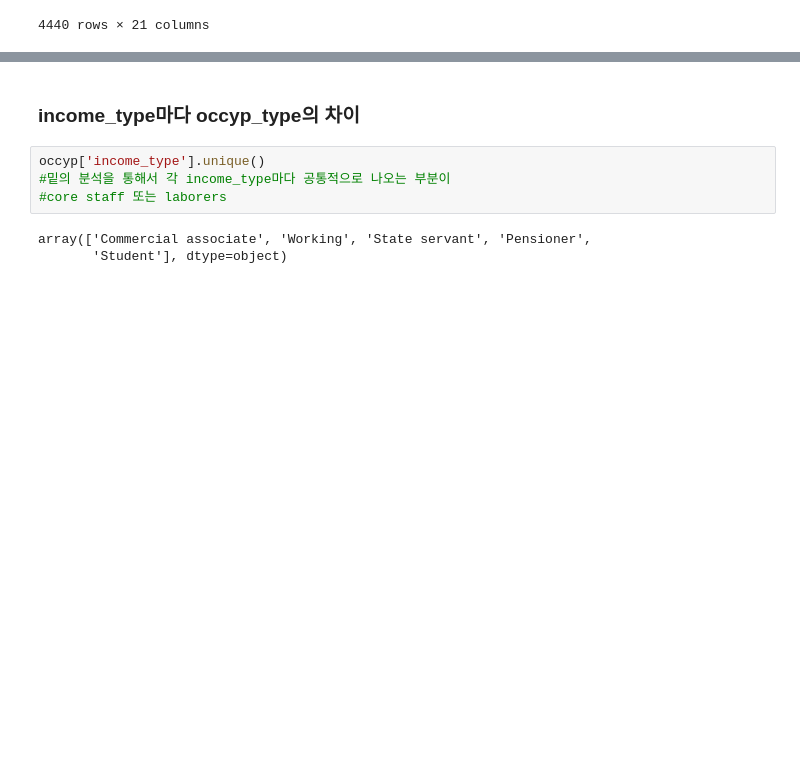
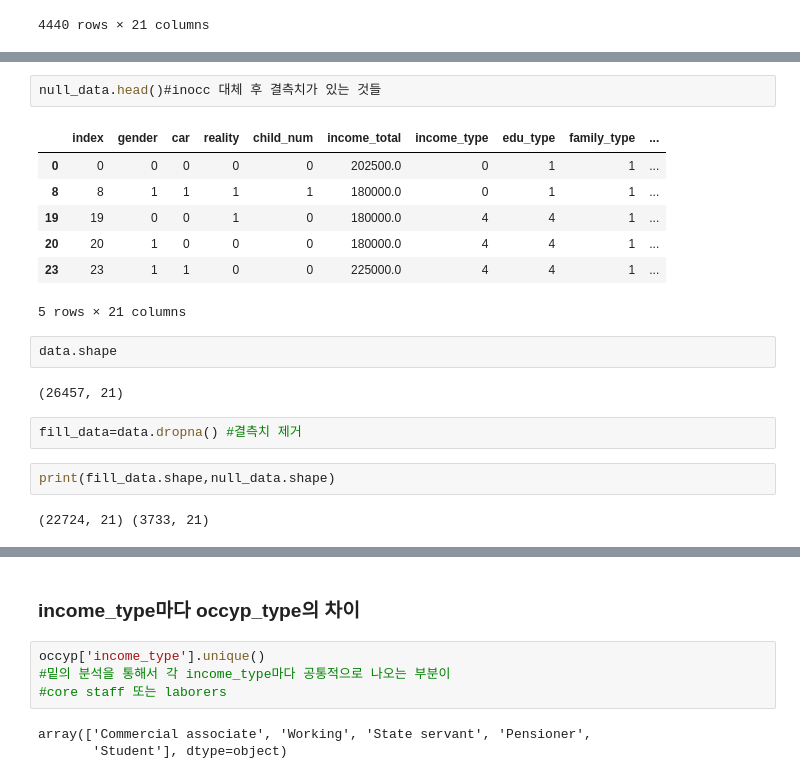
Before and after one commit to Ah-Hyeon0829/CreditGrade1, a Jupyter notebook: credit_card.ipynb, the cells around one changed output, grey strips where cells are left out. Saved outputs shown, nothing was run; the diff lists cells and outputs as text; blank space fills up the shorter version.

```diff
--- a/credit_card.ipynb
+++ b/credit_card.ipynb
@@ -347,0 +428,20 @@ non_occyp.loc[non_occyp['income_type']=='Pensioner']
+# %%
+null_data.head()#inocc 대체 후 결측치가 있는 것들
+# %% [output]
+|  | index | gender | car | reality | child_num | income_total | income_type | edu_type | family_type | ... |
+| 0 | 0 | 0 | 0 | 0 | 0 | 202500.0 | 0 | 1 | 1 | ... |
+| 8 | 8 | 1 | 1 | 1 | 1 | 180000.0 | 0 | 1 | 1 | ... |
+| 19 | 19 | 0 | 0 | 1 | 0 | 180000.0 | 4 | 4 | 1 | ... |
+| 20 | 20 | 1 | 0 | 0 | 0 | 180000.0 | 4 | 4 | 1 | ... |
+| 23 | 23 | 1 | 1 | 0 | 0 | 225000.0 | 4 | 4 | 1 | ... |
+5 rows × 21 columns
+# %%
+data.shape
+# %% [output]
+(26457, 21)
+# %%
+fill_data=data.dropna() #결측치 제거
+# %%
+print(fill_data.shape,null_data.shape)
+# %% [output]
+(22724, 21) (3733, 21)
```
Also changed, not shown: parts of 31 cells of this notebook.
